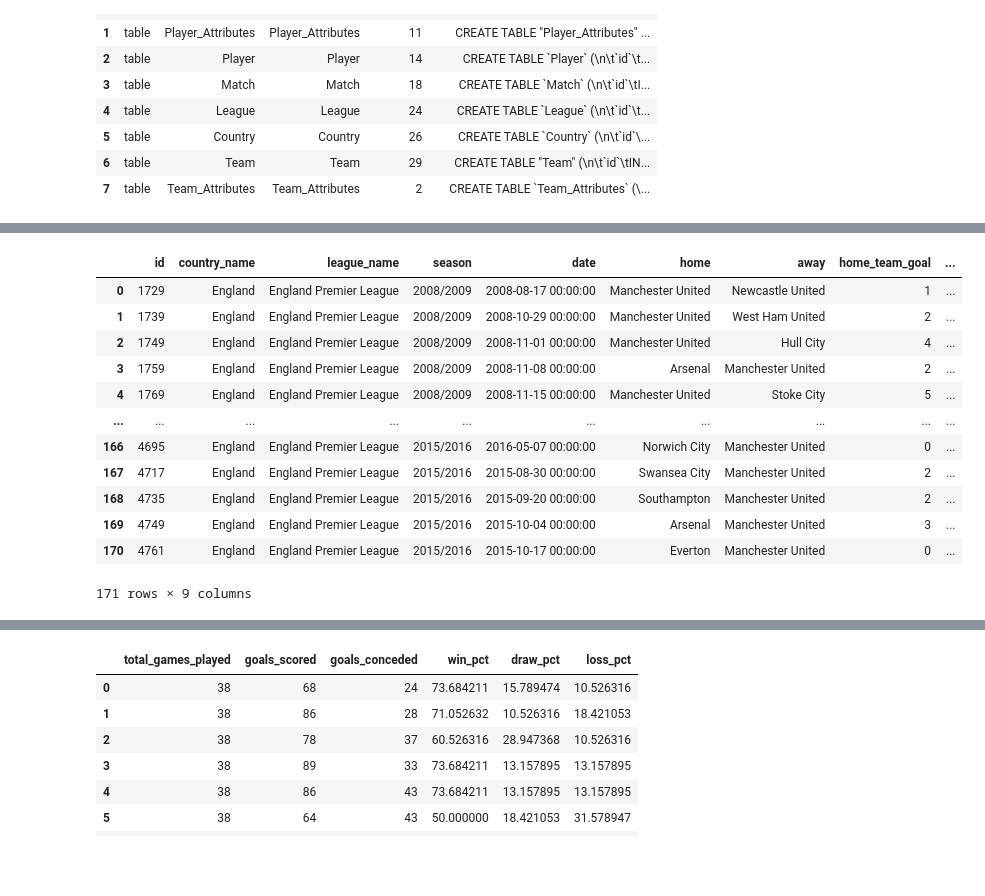
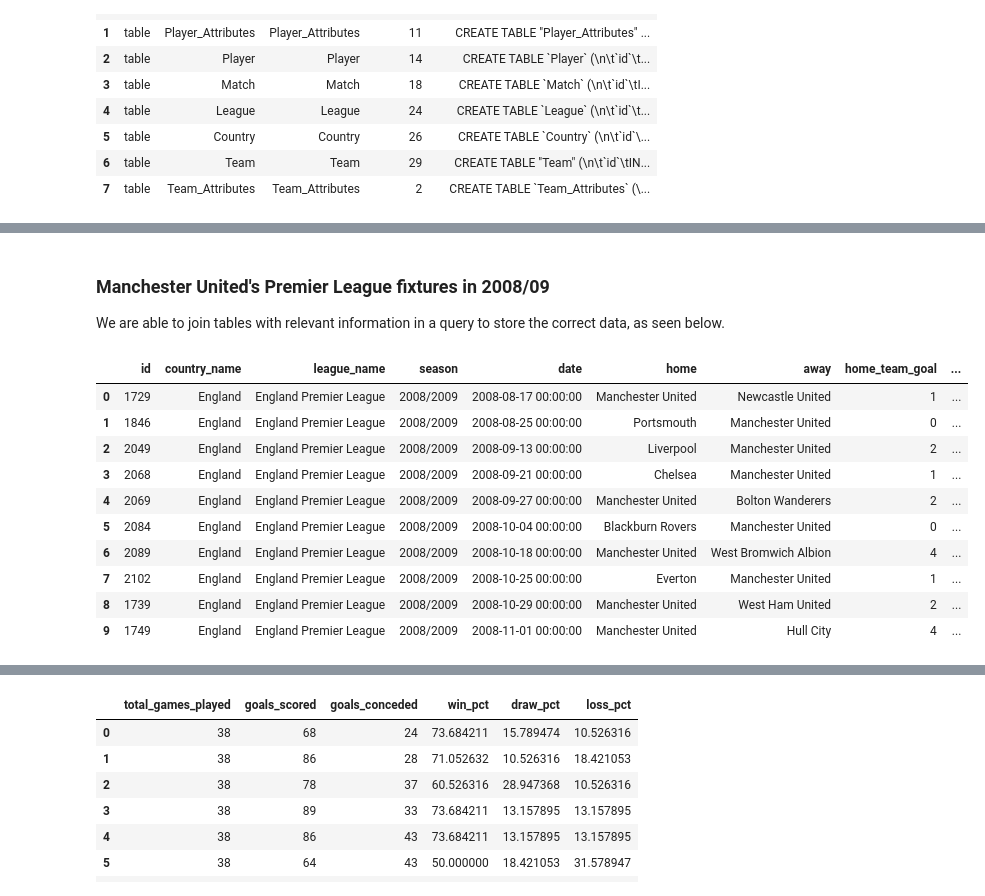
Before and after one commit to clintyr/football-data-analysis, a Jupyter notebook: Football_analysis.ipynb, the cells around one changed output, grey strips where cells are left out. Drawn from its saved outputs; the diff is of its cells as text; code cells hidden in the pictures; blank space fills up the shorter version.

```diff
--- a/Football_analysis.ipynb
+++ b/Football_analysis.ipynb
@@ -33,3 +52,5 @@ tbl
 # %%
-p = pd.read_sql("""SELECT *
+match = pd.read_sql("""SELECT *
                 FROM match;""", conn)
+
+match
@@ -36,35 +75,36 @@ p = pd.read_sql("""SELECT *
+# %% [markdown]
+### **Manchester United's Premier League fixtures in 2008/09**
+We are able to join tables with relevant information in a query to store the correct data, as seen below.
 # %%
-# To start, let's take a look at all of Man United's fixtures in 2008/09 and 2011/12
 mun_09 = pd.read_sql("""SELECT match.id,
                      country.name AS country_name,
                      League.name AS league_name,
                      season,
                      date,
                      HT.team_long_name AS home,
                      AT.team_long_name AS away,
                      home_team_goal,
                      away_team_goal
                      FROM Match
                      LEFT JOIN Country on Country.id =  Match.country_id
                      lEFT JOIN League on League.id = Match.league_id
                      LEFT JOIN Team AS HT on HT.team_api_id = Match.home_team_api_id
                      LEFT JOIN Team AS AT on AT.team_api_id = Match.away_team_api_id
-                     WHERE country_name = 'England'
-                     AND season = '2008/2009'
-                     AND home = 'Manchester United' OR away = 'Manchester United';""", conn)
+                     WHERE season = '2008/2009' and country_name = 'England'
+                     AND (home = 'Manchester United' OR away = 'Manchester United')
+                     order by date
+                     limit 10;""", conn)
 
 mun_09
 # %% [output]
 |  | id | country_name | league_name | season | date | home | away | home_team_goal | ... |
 | 0 | 1729 | England | England Premier League | 2008/2009 | 2008-08-17 00:00:00 | Manchester United | Newcastle United | 1 | ... |
-| 1 | 1739 | England | England Premier League | 2008/2009 | 2008-10-29 00:00:00 | Manchester United | West Ham United | 2 | ... |
-| 2 | 1749 | England | England Premier League | 2008/2009 | 2008-11-01 00:00:00 | Manchester United | Hull City | 4 | ... |
-| 3 | 1759 | England | England Premier League | 2008/2009 | 2008-11-08 00:00:00 | Arsenal | Manchester United | 2 | ... |
-| 4 | 1769 | England | England Premier League | 2008/2009 | 2008-11-15 00:00:00 | Manchester United | Stoke City | 5 | ... |
-| ... | ... | ... | ... | ... | ... | ... | ... | ... | ... |
-| 166 | 4695 | England | England Premier League | 2015/2016 | 2016-05-07 00:00:00 | Norwich City | Manchester United | 0 | ... |
-| 167 | 4717 | England | England Premier League | 2015/2016 | 2015-08-30 00:00:00 | Swansea City | Manchester United | 2 | ... |
-| 168 | 4735 | England | England Premier League | 2015/2016 | 2015-09-20 00:00:00 | Southampton | Manchester United | 2 | ... |
-| 169 | 4749 | England | England Premier League | 2015/2016 | 2015-10-04 00:00:00 | Arsenal | Manchester United | 3 | ... |
-| 170 | 4761 | England | England Premier League | 2015/2016 | 2015-10-17 00:00:00 | Everton | Manchester United | 0 | ... |
+| 1 | 1846 | England | England Premier League | 2008/2009 | 2008-08-25 00:00:00 | Portsmouth | Manchester United | 0 | ... |
+| 2 | 2049 | England | England Premier League | 2008/2009 | 2008-09-13 00:00:00 | Liverpool | Manchester United | 2 | ... |
+| 3 | 2068 | England | England Premier League | 2008/2009 | 2008-09-21 00:00:00 | Chelsea | Manchester United | 1 | ... |
+| 4 | 2069 | England | England Premier League | 2008/2009 | 2008-09-27 00:00:00 | Manchester United | Bolton Wanderers | 2 | ... |
+| 5 | 2084 | England | England Premier League | 2008/2009 | 2008-10-04 00:00:00 | Blackburn Rovers | Manchester United | 0 | ... |
+| 6 | 2089 | England | England Premier League | 2008/2009 | 2008-10-18 00:00:00 | Manchester United | West Bromwich Albion | 4 | ... |
+| 7 | 2102 | England | England Premier League | 2008/2009 | 2008-10-25 00:00:00 | Everton | Manchester United | 1 | ... |
+| 8 | 1739 | England | England Premier League | 2008/2009 | 2008-10-29 00:00:00 | Manchester United | West Ham United | 2 | ... |
+| 9 | 1749 | England | England Premier League | 2008/2009 | 2008-11-01 00:00:00 | Manchester United | Hull City | 4 | ... |
-171 rows × 9 columns
```
Also changed, not shown: parts of 36 cells of this notebook.
